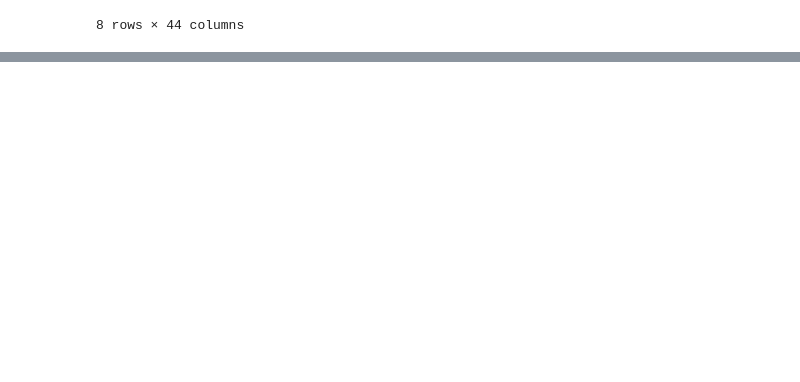
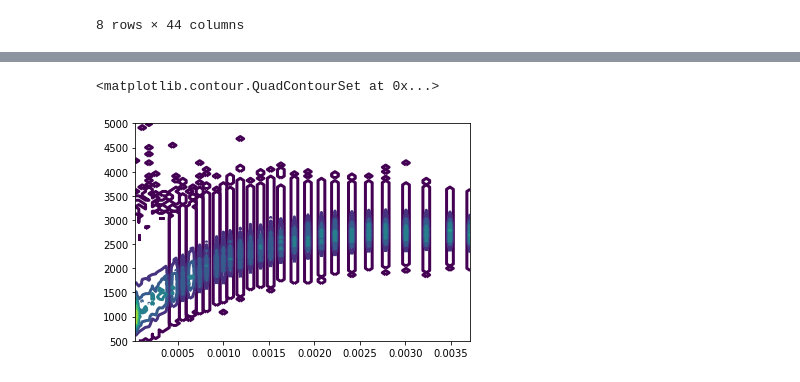
Before and after one commit to AlexandreAdam/FlowBasedLikelihoods, a Jupyter notebook: notebook/density_estimation.ipynb, the cells around one changed output, grey strips where cells are left out. Drawn from its saved outputs; the diff is of its cells as text; code cells hidden in the pictures; blank space fills up the shorter version.

```diff
--- a/notebook/density_estimation.ipynb
+++ b/notebook/density_estimation.ipynb
@@ -109,0 +82,5 @@ out
+# %%
+plt.contour(counts.T,extent=[xbins.min(),xbins.max(),ybins.min(),ybins.max()],linewidths=3)
+# %% [output]
+<matplotlib.contour.QuadContourSet at 0x...>
+[figure, added]
```
Also changed, not shown: parts of 9 cells of this notebook, 6 other files.
